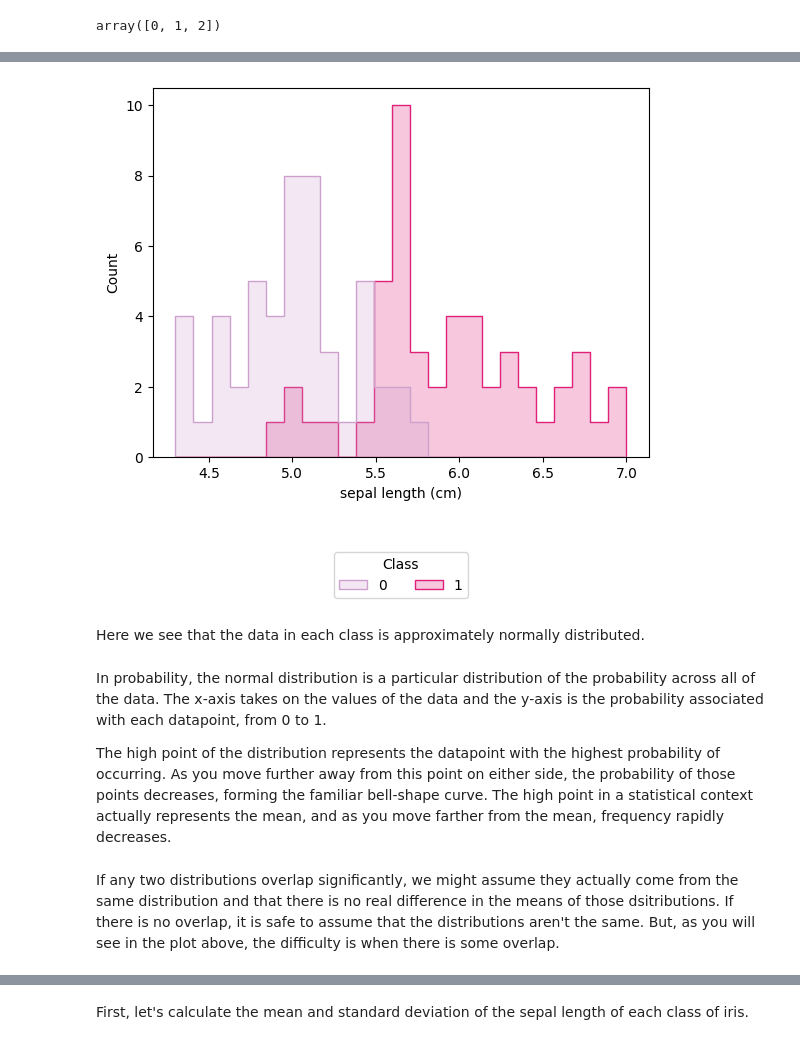
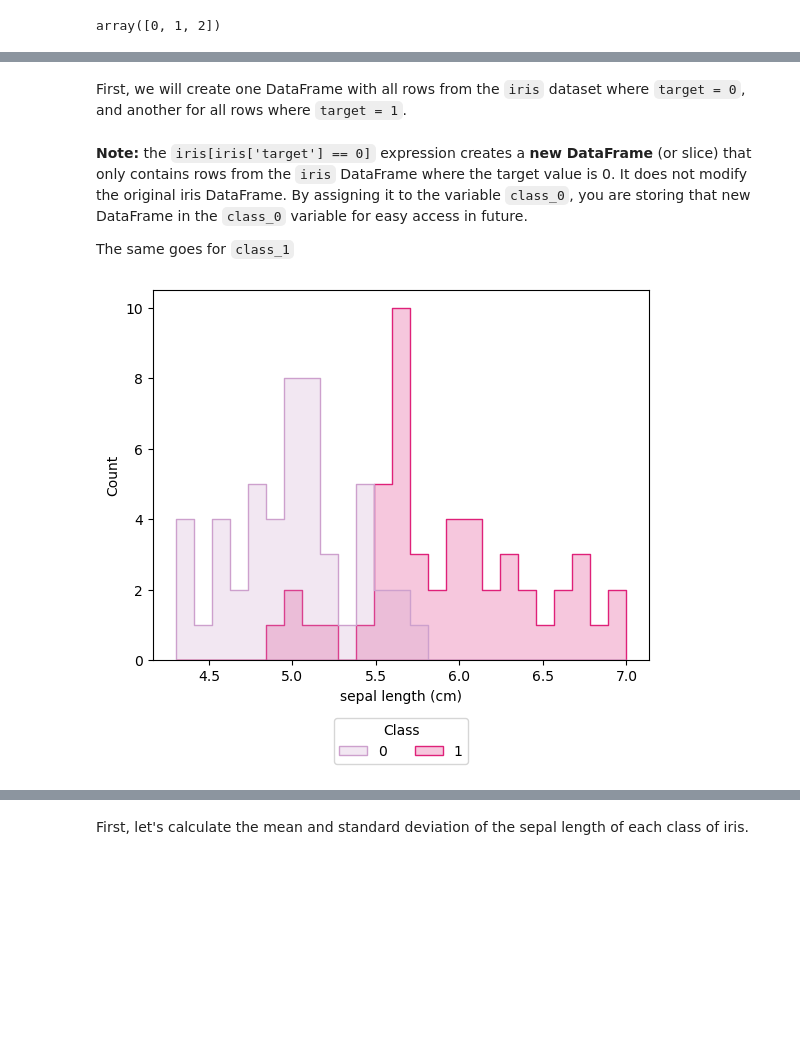
Before and after one commit to ML4NS/ml4ns.github.io, a Jupyter notebook: labs/04 - Bayesian Models/04 - Probability and Bayesian Theory.ipynb, the cells around one changed output, grey strips where cells are left out. Saved outputs shown, nothing was run; the diff lists cells and outputs as text; code cells hidden in the pictures; blank space fills up the shorter version.

```diff
--- a/labs/04 - Bayesian Models/04 - Probability and Bayesian Theory.ipynb
+++ b/labs/04 - Bayesian Models/04 - Probability and Bayesian Theory.ipynb
@@ -48,5 +41,6 @@ labels = data.target # this derives labels as a dataframe (178 instances)
 # %%
-iris = pd.concat([features, labels], axis=1,)
+# Create one DataFrame with the features and labels
+iris = pd.concat([features, labels], axis=1)
 iris
 # %% [output]
 |  | sepal length (cm) | sepal width (cm) | petal length (cm) | petal width (cm) | target |
@@ -126,17 +85,20 @@ Learn more about using histograms here: https://seaborn.pydata.org/generated/sea
+# %% [markdown]
+First, we will create one DataFrame with all rows from the `iris` dataset where `target = 0`, and another for all rows where `target = 1`.
 # %%
-class_0 = iris.loc[labels==0]
-class_1 = iris.loc[labels==1]
+class_0 = iris[iris['target'] == 0]
+class_1 = iris[iris['target'] == 1]
+# %% [markdown]
+**Note:** the `iris[iris['target'] == 0]` expression creates a **new DataFrame** (or slice) that only contains rows from the `iris` DataFrame where the target value is 0. It does not modify the original iris DataFrame. By assigning it to the variable `class_0`, you are storing that new DataFrame in the `class_0` variable for easy access in future.
+
+The same goes for `class_1`
 # %%
 df = pd.concat([class_0, class_1])
-ax = sns.histplot(data=df, x=iris.columns[0], hue="target", element="step", bins=25, palette='PuRd')
-sns.move_legend(ax, title='Class',loc='lower center', bbox_to_anchor=(0.5, -0.4), ncol=2)
+ax = sns.histplot(data=df,
+                  x=iris.columns[0], # Selects the first column of df for x
+                  hue="target", # Groups df by the target column and colours each group differently
+                  element="step", # Specifies how we view the histogram. What other element options are there?
+                  bins=25, # Creates 25 uniform bins based on our data
+                  palette='PuRd')
+sns.move_legend(ax, title='Class',loc='lower center', bbox_to_anchor=(0.5, -0.3), ncol=2)
 # %% [output]
-[figure, old version]
+[figure, new version]
-# %% [markdown]
-Here we see that the data in each class is approximately normally distributed.
-# %% [markdown]
-In probability, the normal distribution is a particular distribution of the probability across all of the data. The x-axis takes on the values of the data and the y-axis is the probability associated with each datapoint, from 0 to 1.
-
-The high point of the distribution represents the datapoint with the highest probability of occurring. As you move further away from this point on either side, the probability of those points decreases, forming the familiar bell-shape curve. The high point in a statistical context actually represents the mean, and as you move farther from the mean, frequency rapidly decreases.
-# %% [markdown]
-If any two distributions overlap significantly, we might assume they actually come from the same distribution and that there is no real difference in the means of those dsitributions. If there is no overlap, it is safe to assume that the distributions aren't the same. But, as you will see in the plot above, the difficulty is when there is some overlap.
```
Also changed, not shown: parts of 54 cells of this notebook.
